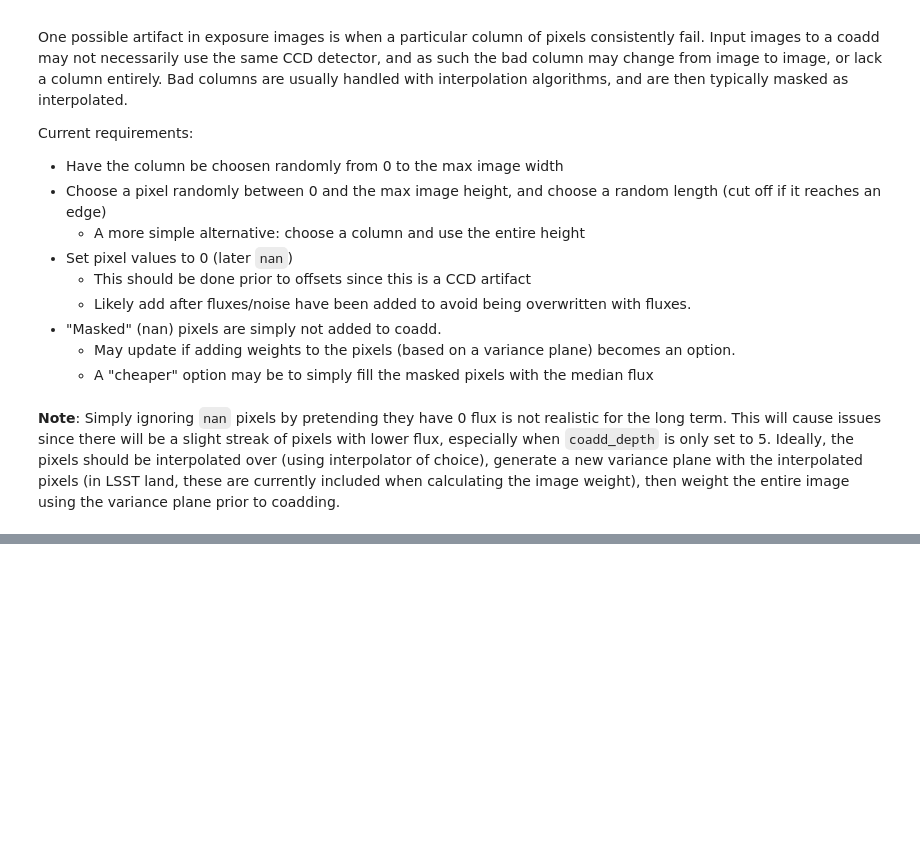
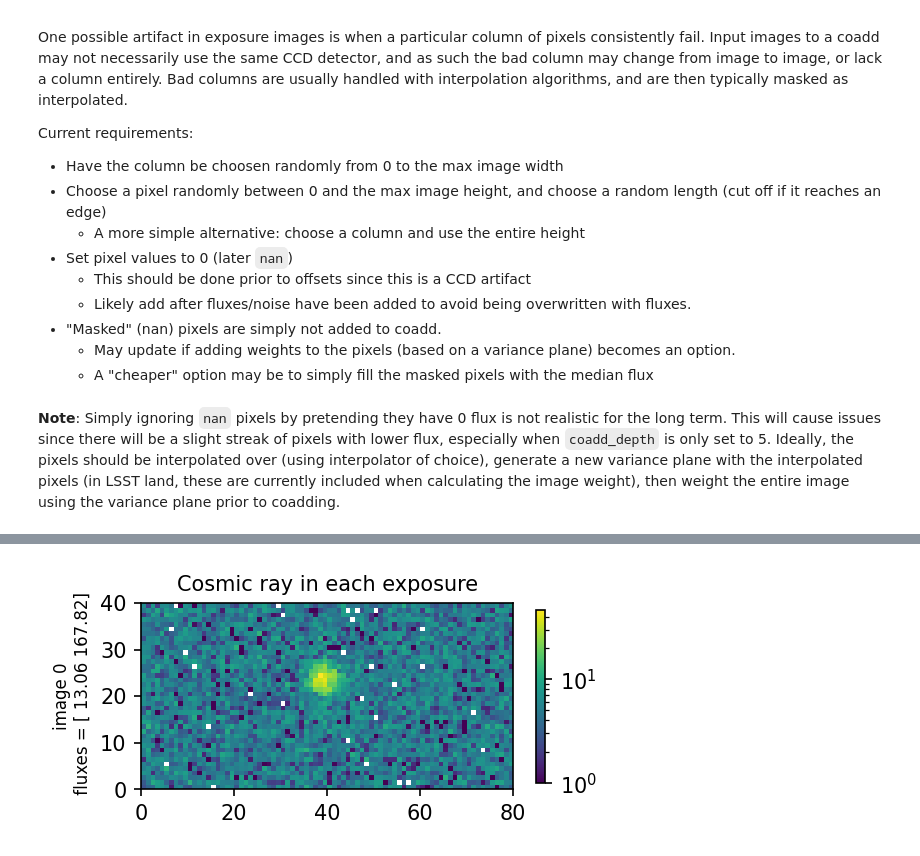
Before and after one commit to jacksonloper/break-coadd-sbi, a Jupyter notebook: coadd_viewer.ipynb, the cells around one changed output, grey strips where cells are left out. Saved outputs shown, nothing was run; the diff lists cells and outputs as text; code cells hidden in the pictures; blank space fills up the shorter version.

Commit message:
Cosmic ray artifact initial commit

```diff
--- a/coadd_viewer.ipynb
+++ b/coadd_viewer.ipynb
@@ -110,0 +116,22 @@ plt.show()
+# %%
+# define the model for the coadd simulation with cosmic rays
+cosmic_ray_image_model = imagesampler.ImageSampler(
+    coadd_depth=5,
+    height = 40,
+    width = 80,
+    translation_artifacts=False,
+    cosmic_ray_artifacts=True,
+)
+# %%
+cr_imgs=cosmic_ray_image_model.sample_images(cat,rng).cpu().numpy()
+# %%
+# simple plot for sanity
+plt.gcf().set_size_inches(4,3)
+plt.pcolormesh(cr_imgs[0],norm='log',vmin=1)
+plt.ylabel(f"image {0}\n fluxes = {cat.source_fluxes[0].cpu().numpy().round(2)}", fontsize=8)
+plt.colorbar(shrink=0.5)
+plt.title(f"Cosmic ray in each exposure", fontsize=10)
+plt.gca().set_aspect('equal')
+plt.show()
+# %% [output]
+[figure, added]
```
Also changed, not shown: parts of 4 cells of this notebook, 2 other files.
